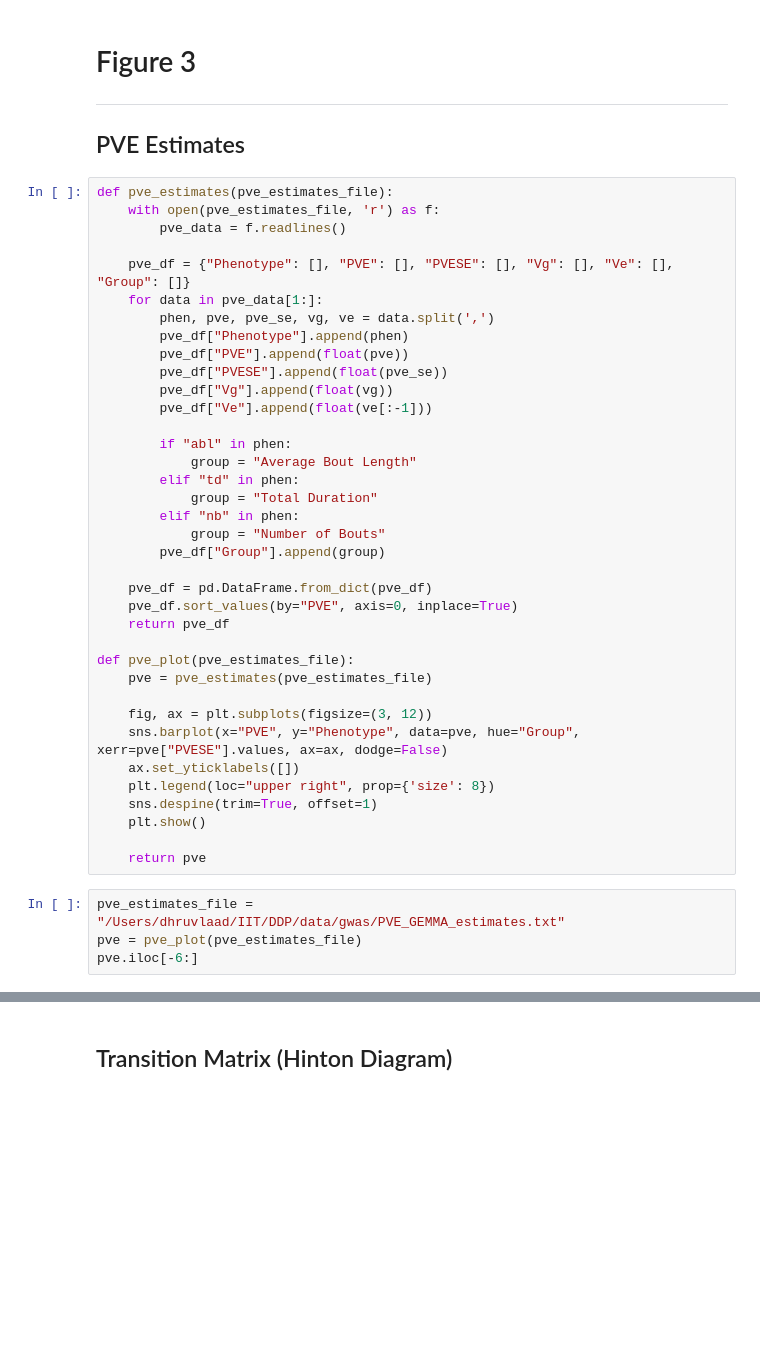
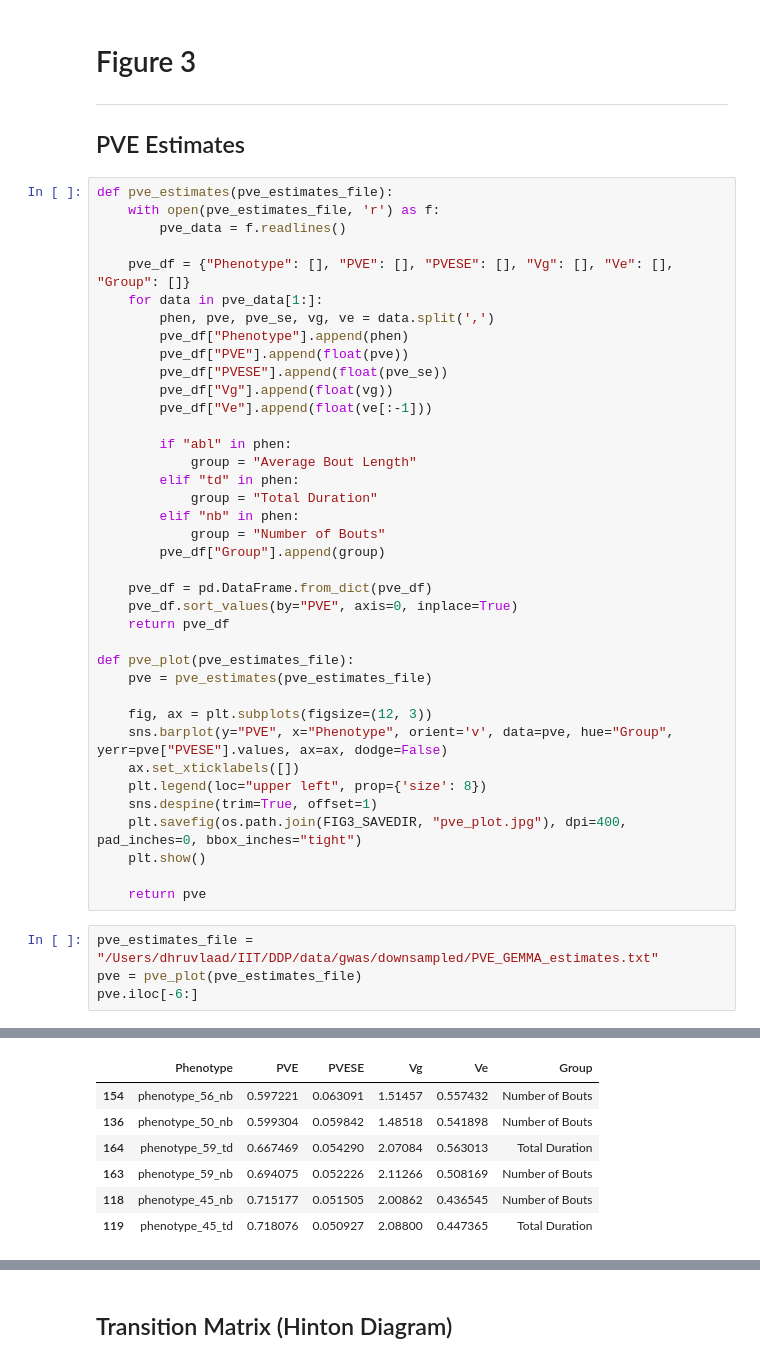
Before and after one commit to Thalaivar/DDP, a Jupyter notebook: B-SOID/notebooks/figures.ipynb, the cells around one changed output, grey strips where cells are left out. Drawn from its saved outputs; the diff is of its cells as text; blank space fills up the shorter version.

```diff
--- a/B-SOID/notebooks/figures.ipynb
+++ b/B-SOID/notebooks/figures.ipynb
@@ -862,15 +862,17 @@ def pve_estimates(pve_estimates_file):
 def pve_plot(pve_estimates_file):
     pve = pve_estimates(pve_estimates_file)
 
-    fig, ax = plt.subplots(figsize=(3, 12))
-    sns.barplot(x="PVE", y="Phenotype", data=pve, hue="Group", xerr=pve["PVESE"].values, ax=ax, dodge=False)
-    ax.set_yticklabels([])
-    plt.legend(loc="upper right", prop={'size': 8})
+    fig, ax = plt.subplots(figsize=(12, 3))
+    sns.barplot(y="PVE", x="Phenotype", orient='v', data=pve, hue="Group", yerr=pve["PVESE"].values, ax=ax, dodge=False)
+    ax.set_xticklabels([])
+    plt.legend(loc="upper left", prop={'size': 8})
     sns.despine(trim=True, offset=1)
+    plt.savefig(os.path.join(FIG3_SAVEDIR, "pve_plot.jpg"), dpi=400, pad_inches=0, bbox_inches="tight")
     plt.show()
 
     return pve
 # %%
-pve_estimates_file = "/Users/dhruvlaad/IIT/DDP/data/gwas/PVE_GEMMA_estimates.txt"
+pve_estimates_file = "/Users/dhruvlaad/IIT/DDP/data/gwas/downsampled/PVE_GEMMA_estimates.txt"
 pve = pve_plot(pve_estimates_file)
 pve.iloc[-6:]
+# %% [output]
@@ -876,0 +881,7 @@ pve.iloc[-6:]
+|  | Phenotype | PVE | PVESE | Vg | Ve | Group |
+| 154 | phenotype_56_nb | 0.597221 | 0.063091 | 1.51457 | 0.557432 | Number of Bouts |
+| 136 | phenotype_50_nb | 0.599304 | 0.059842 | 1.48518 | 0.541898 | Number of Bouts |
+| 164 | phenotype_59_td | 0.667469 | 0.054290 | 2.07084 | 0.563013 | Total Duration |
+| 163 | phenotype_59_nb | 0.694075 | 0.052226 | 2.11266 | 0.508169 | Number of Bouts |
+| 118 | phenotype_45_nb | 0.715177 | 0.051505 | 2.00862 | 0.436545 | Number of Bouts |
+| 119 | phenotype_45_td | 0.718076 | 0.050927 | 2.08800 | 0.447365 | Total Duration |
```
Also changed, not shown: parts of 20 cells of this notebook, 5 other files.
